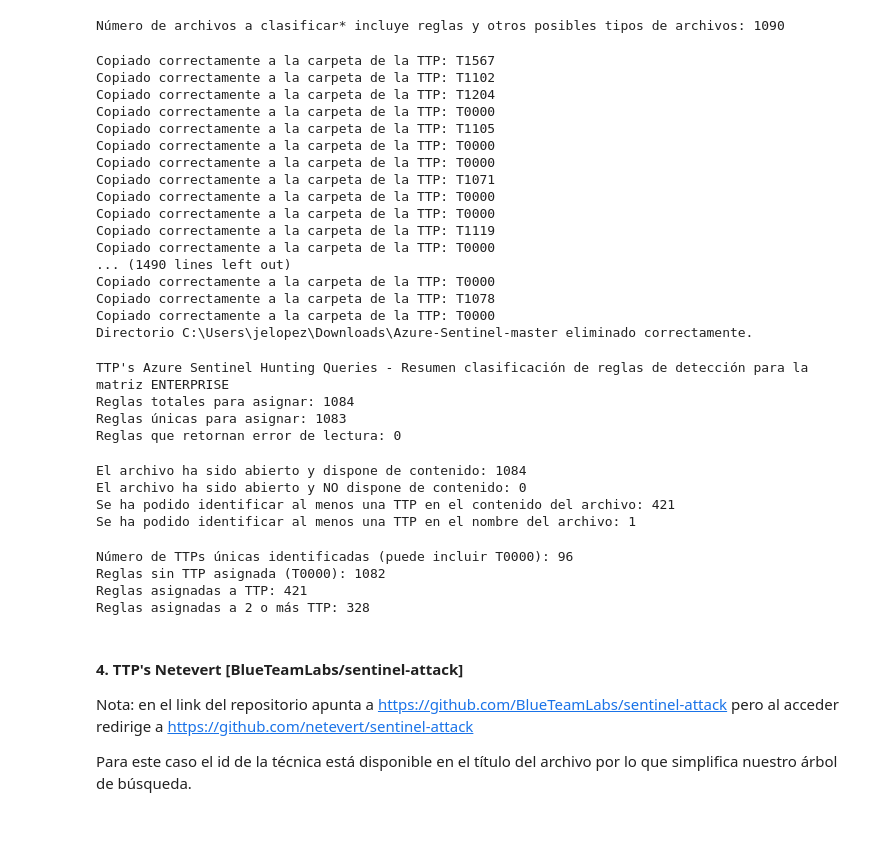
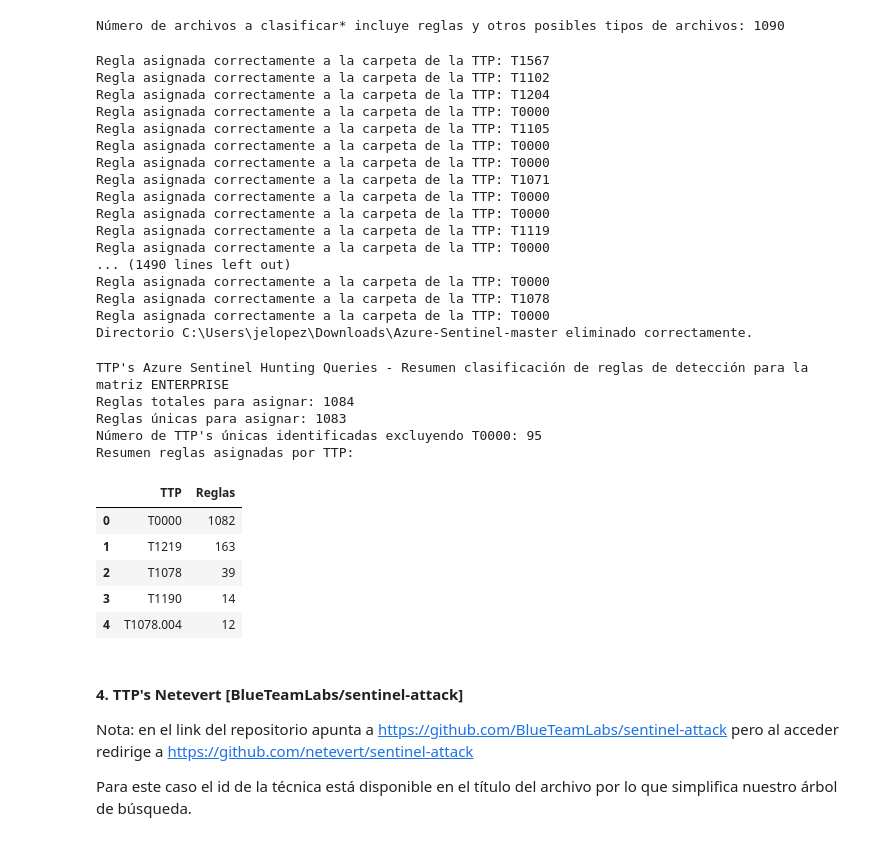
Before and after one commit to cyberauditor-framework/Mitre-Detections-Rules-Framework, a Jupyter notebook: get_rules_and_classify_by_ttp/get_rules_and_classify_by_ttp.ipynb, the cells around one changed output. Cells and saved outputs as stored; diff of their text form; code cells hidden in the pictures.

```diff
--- a/get_rules_and_classify_by_ttp/get_rules_and_classify_by_ttp.ipynb
+++ b/get_rules_and_classify_by_ttp/get_rules_and_classify_by_ttp.ipynb
@@ -829,62 +1185,50 @@ print(f"Número de archivos a clasificar* incluye reglas y otros posibles tipos
 # %% [output]
 Número de archivos a clasificar* incluye reglas y otros posibles tipos de archivos: 1090
 # %%
-num_yamls, ttp_in_filename, content_in_yaml, no_content_in_yaml, ttp_in_yaml, error_load = yaml_classifier_techniques(files, techniques, save_path_sentinel_hq)
+num_rules = yaml_classifier_techniques(files, techniques, save_path_sentinel_hq)
 delete_folder(os.path.join(temp_path, 'Azure-Sentinel-master'))
 # %% [output]
-Copiado correctamente a la carpeta de la TTP: T1567
-Copiado correctamente a la carpeta de la TTP: T1102
-Copiado correctamente a la carpeta de la TTP: T1204
-Copiado correctamente a la carpeta de la TTP: T0000
-Copiado correctamente a la carpeta de la TTP: T1105
-Copiado correctamente a la carpeta de la TTP: T0000
-Copiado correctamente a la carpeta de la TTP: T0000
-Copiado correctamente a la carpeta de la TTP: T1071
-Copiado correctamente a la carpeta de la TTP: T0000
-Copiado correctamente a la carpeta de la TTP: T0000
-Copiado correctamente a la carpeta de la TTP: T1119
-Copiado correctamente a la carpeta de la TTP: T0000
+Regla asignada correctamente a la carpeta de la TTP: T1567
+Regla asignada correctamente a la carpeta de la TTP: T1102
+Regla asignada correctamente a la carpeta de la TTP: T1204
+Regla asignada correctamente a la carpeta de la TTP: T0000
+Regla asignada correctamente a la carpeta de la TTP: T1105
+Regla asignada correctamente a la carpeta de la TTP: T0000
+Regla asignada correctamente a la carpeta de la TTP: T0000
+Regla asignada correctamente a la carpeta de la TTP: T1071
+Regla asignada correctamente a la carpeta de la TTP: T0000
+Regla asignada correctamente a la carpeta de la TTP: T0000
+Regla asignada correctamente a la carpeta de la TTP: T1119
+Regla asignada correctamente a la carpeta de la TTP: T0000
 ... (1490 lines left out)
-Copiado correctamente a la carpeta de la TTP: T0000
-Copiado correctamente a la carpeta de la TTP: T1078
-Copiado correctamente a la carpeta de la TTP: T0000
+Regla asignada correctamente a la carpeta de la TTP: T0000
+Regla asignada correctamente a la carpeta de la TTP: T1078
+Regla asignada correctamente a la carpeta de la TTP: T0000
 Directorio C:\Users\jelopez\Downloads\Azure-Sentinel-master eliminado correctamente.
 # %%
 print(f"TTP's Azure Sentinel Hunting Queries - Resumen clasificación de reglas de detección para la matriz {matrix.upper()}")
-print('Reglas totales para asignar: '+str(len(num_yamls)))
-rules_unique = get_unique_items(num_yamls)
-print('Reglas únicas para asignar: '+str(len(rules_unique)))
-print('Reglas que retornan error de lectura: '+str(len(error_load)))
+
+print(f'Reglas totales para asignar: {len(num_rules)}')
+print(f'Reglas únicas para asignar: {len(get_unique_items(num_rules))}')
+unique_ttps = get_unique_ttps_generated(get_list_of_files_sub(save_path_sentinel_hq))
+print(f"Número de TTP's únicas identificadas excluyendo T0000: {len([ttp for ttp in unique_ttps if ttp != 'T0000'])}")
+print("Resumen reglas asignadas por TTP: ")
+
+# get_dict_ttps_rules_asigned(get_list_of_files_sub(save_path_sentinel_hq))
+# Mostramos las 5 primeras ttp's por número de reglas
+pd.DataFrame(list(get_dict_ttps_rules_asigned(get_list_of_files_sub(save_path_sentinel_hq)).items()), columns=['TTP', 'Reglas']).head(5)
 # %% [output]
 TTP's Azure Sentinel Hunting Queries - Resumen clasificación de reglas de detección para la matriz ENTERPRISE
 Reglas totales para asignar: 1084
 Reglas únicas para asignar: 1083
-Reglas que retornan error de lectura: 0
+Número de TTP's únicas identificadas excluyendo T0000: 95
+Resumen reglas asignadas por TTP:
+|  | TTP | Reglas |
+| 0 | T0000 | 1082 |
+| 1 | T1219 | 163 |
+| 2 | T1078 | 39 |
+| 3 | T1190 | 14 |
+| 4 | T1078.004 | 12 |
-# %%
-print('El archivo ha sido abierto y dispone de contenido: '+str(len(content_in_yaml)))
-print('El archivo ha sido abierto y NO dispone de contenido: '+str(len(no_content_in_yaml)))
-print('Se ha podido identificar al menos una TTP en el contenido del archivo: '+str(len(ttp_in_yaml)))
-print('Se ha podido identificar al menos una TTP en el nombre del archivo: '+str(len(ttp_in_filename)))
-# %% [output]
-El archivo ha sido abierto y dispone de contenido: 1084
-El archivo ha sido abierto y NO dispone de contenido: 0
-Se ha podido identificar al menos una TTP en el contenido del archivo: 421
-Se ha podido identificar al menos una TTP en el nombre del archivo: 1
-# %%
-print('Número de TTPs únicas identificadas (puede incluir T0000): '+str(len(get_folders(save_path_sentinel_hq))))
-try:
-    t0000_count = len(get_list_of_files_sub(os.path.join(save_path_sentinel_hq, 'T0000')))
-    print('Reglas sin TTP asignada (T0000):', t0000_count)
-except FileNotFoundError:
-    t0000_count = 0
-    print('Reglas sin TTP asignada (T0000): 0')
-print('Reglas asignadas a TTP: '+str(len(get_list_of_files_sub(save_path_sentinel_hq)) - t0000_count))
-print('Reglas asignadas a 2 o más TTP: '+str(len(count_duplicate_rules(get_list_of_files_sub(save_path_sentinel_hq)))))
-# %% [output]
-Número de TTPs únicas identificadas (puede incluir T0000): 96
-Reglas sin TTP asignada (T0000): 1082
-Reglas asignadas a TTP: 421
-Reglas asignadas a 2 o más TTP: 328
 # %% [markdown]
 #### **4. TTP's Netevert [BlueTeamLabs/sentinel-attack]**
 
```
Also changed, not shown: parts of 211 cells of this notebook.
